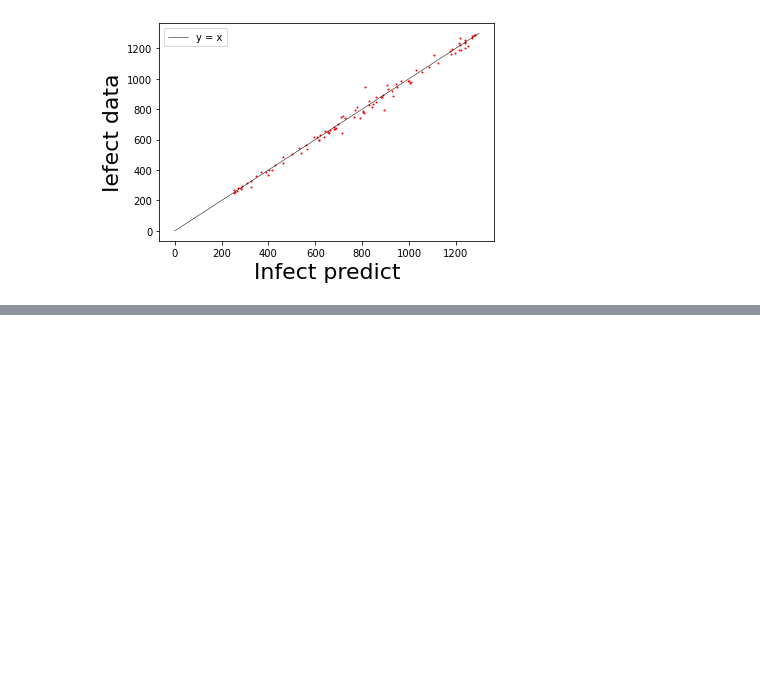
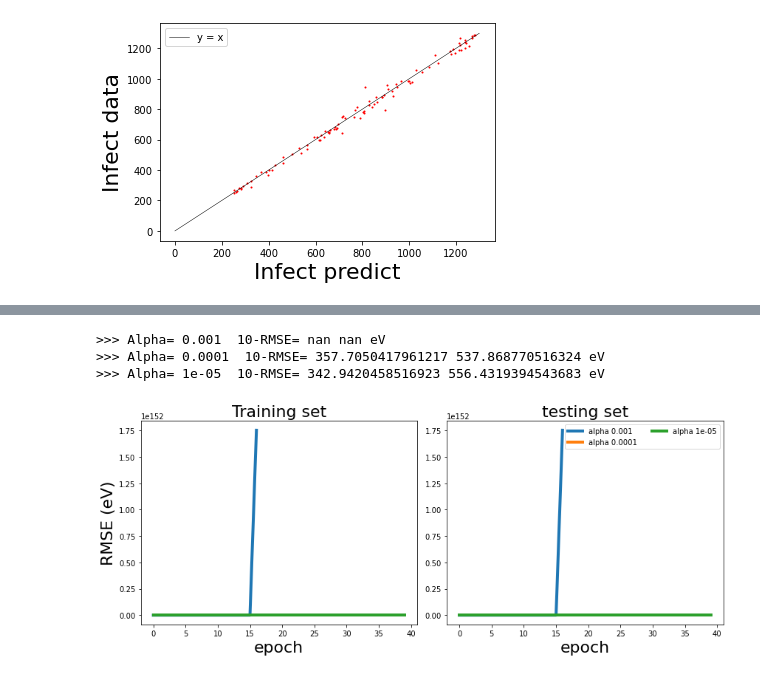
Before and after one commit to YuLiuPotato/AP40012_project, a Jupyter notebook: AP40012_project.ipynb, the cells around one changed output, grey strips where cells are left out. Cells and saved outputs as stored; diff of their text form; code cells hidden in the pictures; blank space fills up the shorter version.

```diff
--- a/AP40012_project.ipynb
+++ b/AP40012_project.ipynb
@@ -206,0 +505,14 @@ print((r2(infectant_ar_test,y_predict)))
+# %%
+### BEGIN YOUR CODE
+alphas = [0.01,0.001,0.0001,0.00001]
+epochs, mini_batch_size, lmbda = 40, 40, 0.01
+### END YOUR CODE
+
+err, err_val  = [],[]
+for alpha in alphas:
+    print('>>> Alpha =',alpha)
+    net = Network([X.shape[1],500,500,1],'l1')
+    hyper_params = epochs, mini_batch_size, alpha,lmbda
+    rmse_list,rmse_list_test,y_predict, y_predict_test = net.SGD(X,infectant_ar,X_test,infectant_ar_test,hyper_params)
+    err.append(rmse_list)
+    err_val.append(rmse_list_test)
@@ -206,0 +548,30 @@ print((r2(infectant_ar_test,y_predict)))
+# %%
+%matplotlib inline
+import matplotlib
+import numpy as np
+import matplotlib.pyplot as plt
+
+plt.figure(figsize=(12, 5))
+ax1 = plt.subplot(121)
+ax2 = plt.subplot(122)
+for i in range(len(err)):
+    ax1.plot(err[i],marker = '.',ms=0,ls='-',lw=4,label='alpha '+str(alphas[i]))
+    ax2.plot(err_val[i],marker = '.',ms=0,ls='-',lw=4,label='alpha '+str(alphas[i]))
+    print('>>> Alpha=',alphas[i],' 10-RMSE=',np.mean(err[i][-10:]),np.mean(err_val[i][-10:]),'eV')
+
+#ax1.set_ylim(1,10)
+#ax2.set_ylim(4,10)
+ax1.set_xlabel('epoch',fontsize=22)
+ax2.set_xlabel('epoch',fontsize=22)
+ax1.set_ylabel('RMSE (eV)',fontsize=22)
+ax1.set_title('Training set',fontsize=22)
+ax2.set_title('testing set',fontsize=22)
+plt.legend(ncol=2)
+plt.tight_layout()
+#plt.savefig('figure.pdf')
+plt.show()
+# %% [output]
+>>> Alpha= 0.001  10-RMSE= nan nan eV
+>>> Alpha= 0.0001  10-RMSE= 357.7050417961217 537.868770516324 eV
+>>> Alpha= 1e-05  10-RMSE= 342.9420458516923 556.4319394543683 eV
+[figure, added]
```
Also changed, not shown: parts of 45 cells of this notebook.
